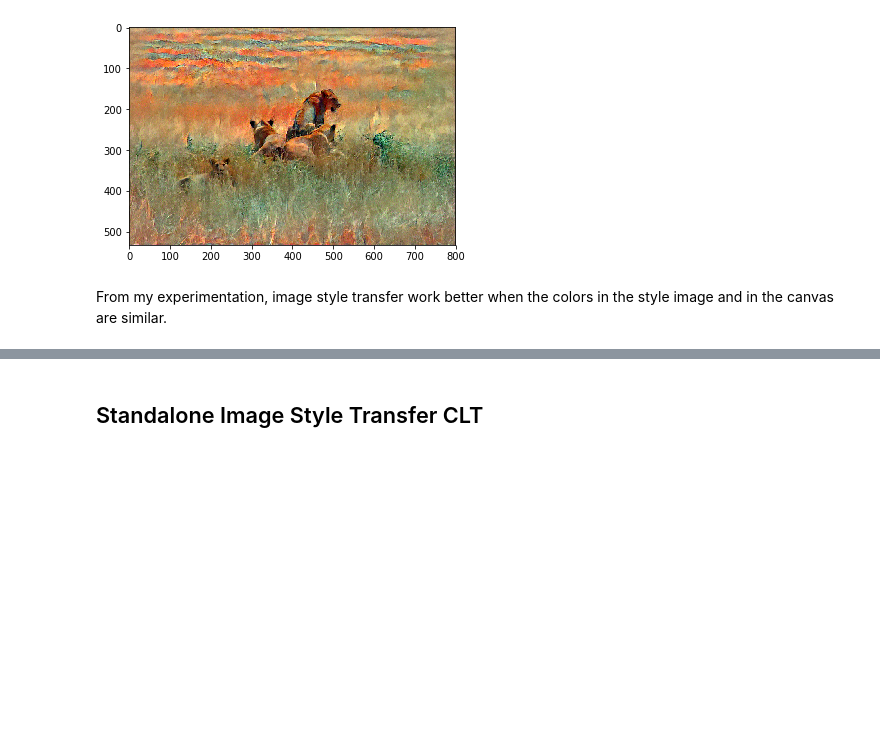
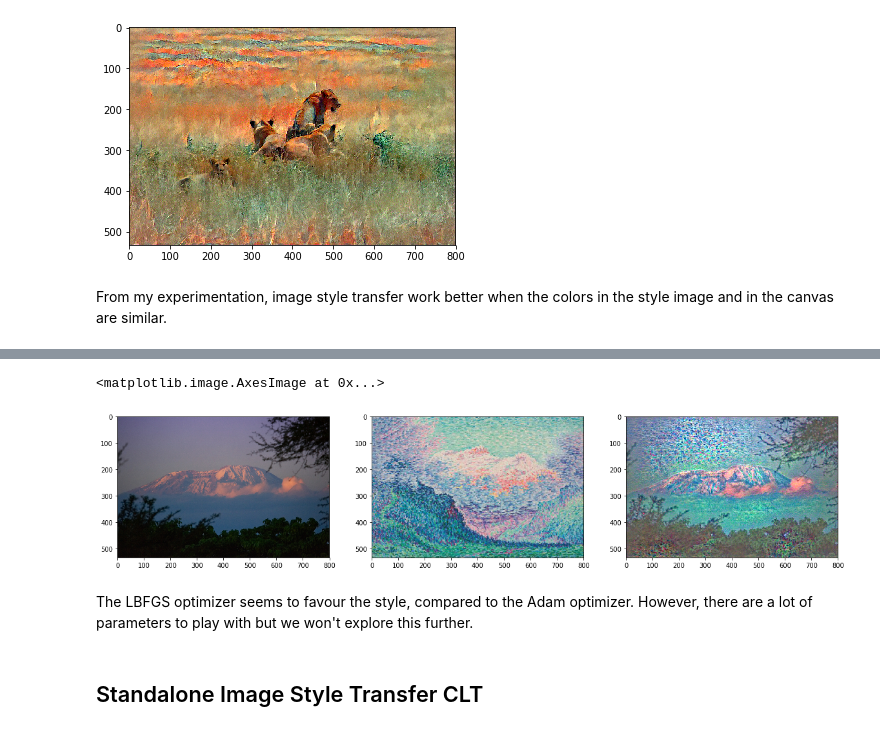
Before and after one commit to RMeli/torchplayground, a Jupyter notebook: playground/styletransfer.ipynb, the cells around one changed output, grey strips where cells are left out. Saved outputs shown, nothing was run; the diff lists cells and outputs as text; code cells hidden in the pictures; blank space fills up the shorter version.

```diff
--- a/playground/styletransfer.ipynb
+++ b/playground/styletransfer.ipynb
@@ -64,3 +120,29 @@ From my experimentation, image style transfer work better when the colors in the
+# %%
+# Load image and style image
+img_name, style_name = "kilimanjaro", "signac"
+img = load_image("styletransfer/images/" + img_name + ".jpg").to(device)
+style_img = load_image("styletransfer/images/" + style_name + ".jpg", shape=img.shape[2:]).to(
+    device
+)
+
+# Plot image and style image
+fig, (ax1, ax2, ax3) = plt.subplots(1,3, figsize=(20,10))
+ax1.imshow(tensor_to_image(img))
+ax2.imshow(tensor_to_image(style_img))
+
+# Define style transfer object
+st = style.StyleTransfer(img, style_img, device=device)
+
+# Perform style transfer
+target = st.run(25, optimizer_name="lbfgs", lr=1, style_weight=1e6)
+
+# Plot image
+ax3.imshow(tensor_to_image(target))
+# %% [output]
+<matplotlib.image.AxesImage at 0x...>
+[figure, added]
+# %% [markdown]
+The LBFGS optimizer seems to favour the style, compared to the Adam optimizer. However, there are a lot of parameters to play with but we won't explore this further.
 # %% [markdown]
 ## Standalone Image Style Transfer CLT
 # %% [markdown]
```
Also changed, not shown: parts of 7 cells of this notebook, 5 other files.
